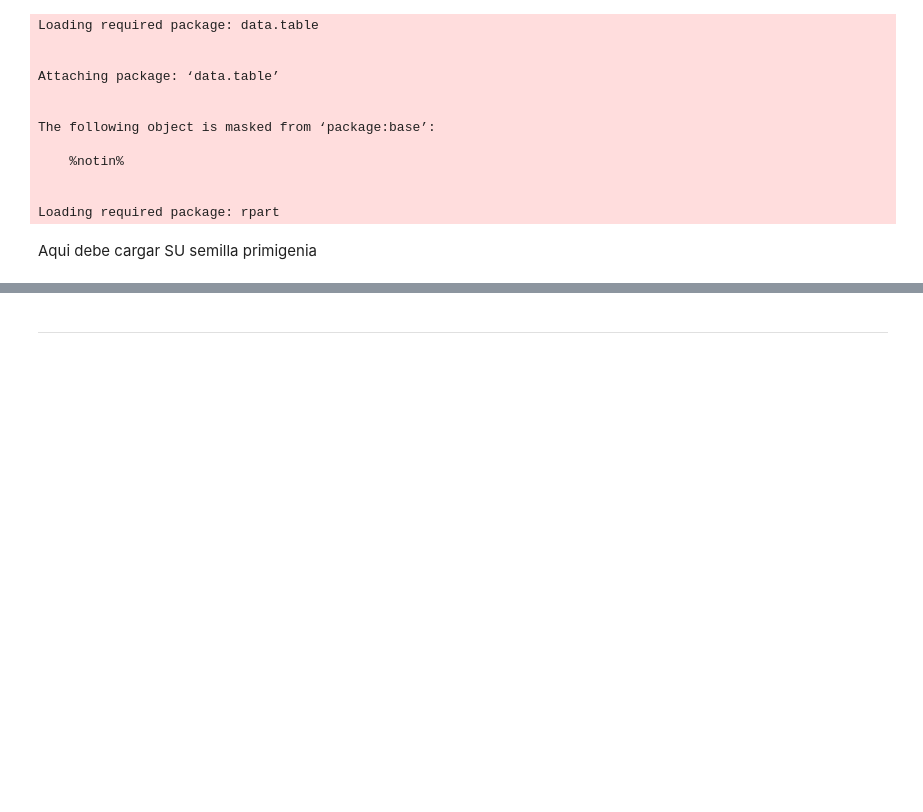
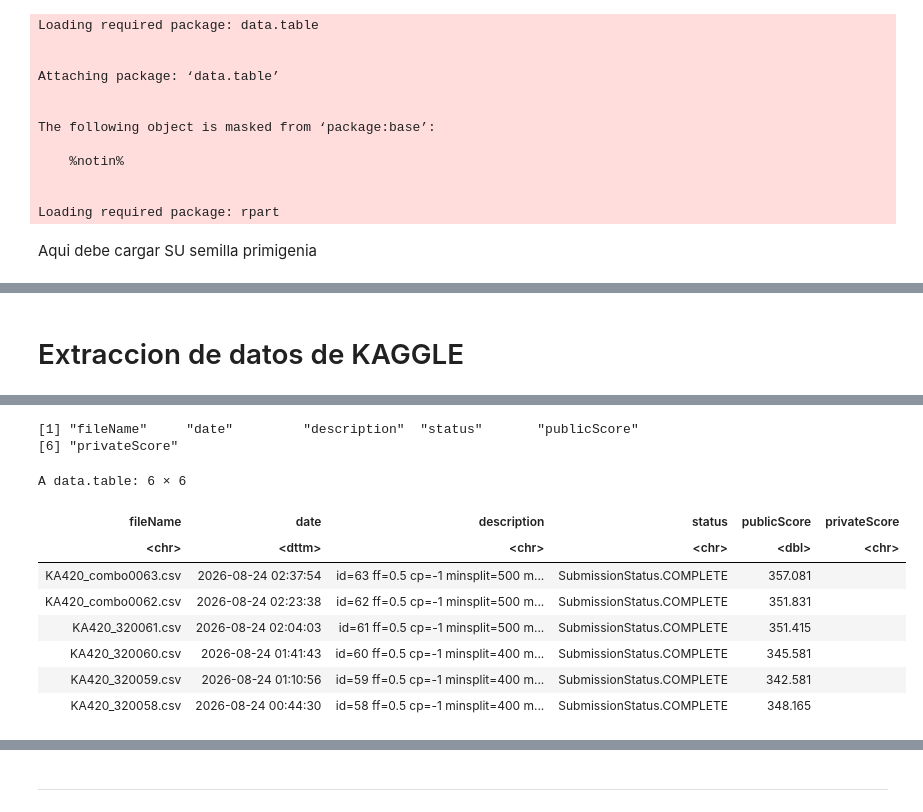
Before and after one commit to DataM-Marcos/dmeyf2026, a Jupyter notebook: src/ensembles/420_ArbolesAzarosos_32.ipynb, the cells around one changed output, grey strips where cells are left out. Drawn from its saved outputs; the diff is of its cells as text; code cells hidden in the pictures; blank space fills up the shorter version.

```diff
--- a/src/ensembles/420_ArbolesAzarosos_32.ipynb
+++ b/src/ensembles/420_ArbolesAzarosos_32.ipynb
@@ -370,2 +377,16 @@ print(table(grilla_hiperparams$estado))
 # %%
 format(Sys.time(), "%a %b %d %X %Y")
+# %% [markdown]
+# Extraccion de datos de KAGGLE
+# %%
+nombre_competencia <- "utn-2026-inicial"   # confirmá que este es el nombre exacto de tu competencia
+
+submissions_raw <- system(
+  paste0("kaggle competitions submissions -c ", nombre_competencia, " -v"),
+  intern = TRUE
+)
+
+submissions <- fread(paste(submissions_raw, collapse = "\n"))
+print(names(submissions))
+head(submissions)
+# %% [output]
@@ -371,0 +395,11 @@ format(Sys.time(), "%a %b %d %X %Y")
+[1] "fileName"     "date"         "description"  "status"       "publicScore"
+[6] "privateScore"
+A data.table: 6 × 6
+| fileName | date | description | status | publicScore | privateScore |
+| <chr> | <dttm> | <chr> | <chr> | <dbl> | <chr> |
+| KA420_combo0063.csv | 2026-08-24 02:37:54 | id=63 ff=0.5 cp=-1 minsplit=500 m... | SubmissionStatus.COMPLETE | 357.081 |  |
+| KA420_combo0062.csv | 2026-08-24 02:23:38 | id=62 ff=0.5 cp=-1 minsplit=500 m... | SubmissionStatus.COMPLETE | 351.831 |  |
+| KA420_320061.csv | 2026-08-24 02:04:03 | id=61 ff=0.5 cp=-1 minsplit=500 m... | SubmissionStatus.COMPLETE | 351.415 |  |
+| KA420_320060.csv | 2026-08-24 01:41:43 | id=60 ff=0.5 cp=-1 minsplit=400 m... | SubmissionStatus.COMPLETE | 345.581 |  |
+| KA420_320059.csv | 2026-08-24 01:10:56 | id=59 ff=0.5 cp=-1 minsplit=400 m... | SubmissionStatus.COMPLETE | 342.581 |  |
+| KA420_320058.csv | 2026-08-24 00:44:30 | id=58 ff=0.5 cp=-1 minsplit=400 m... | SubmissionStatus.COMPLETE | 348.165 |  |
```
Also changed, not shown: parts of 13 cells of this notebook.
